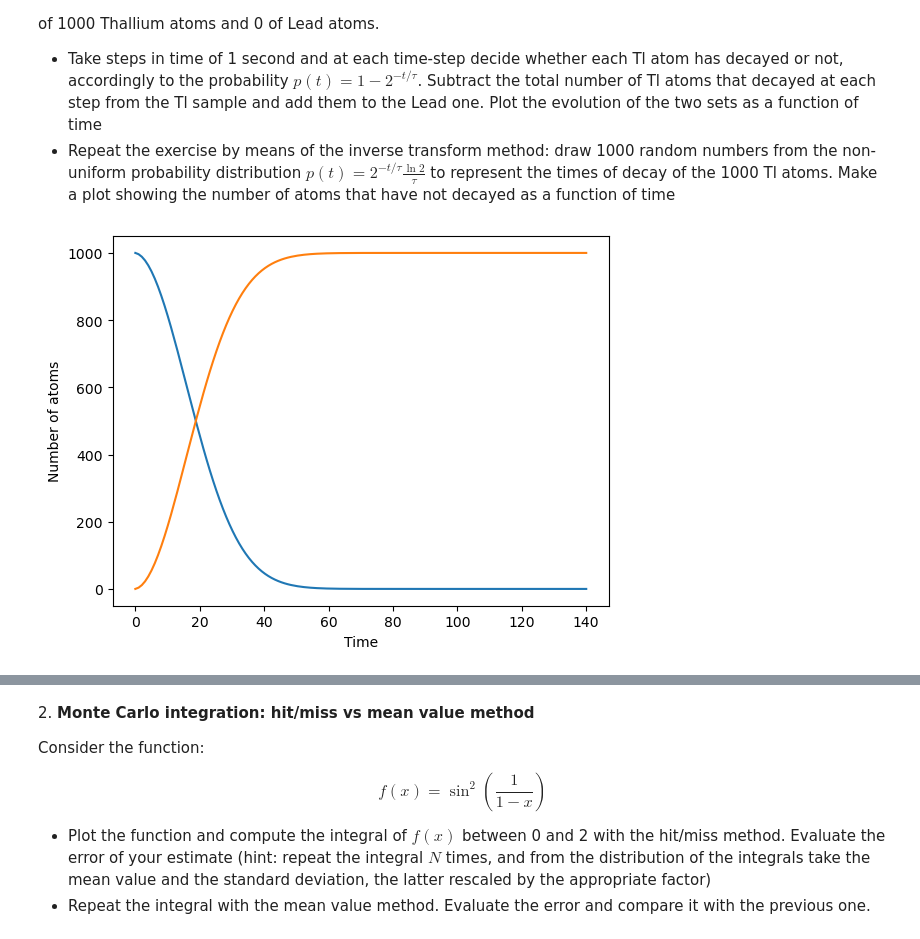
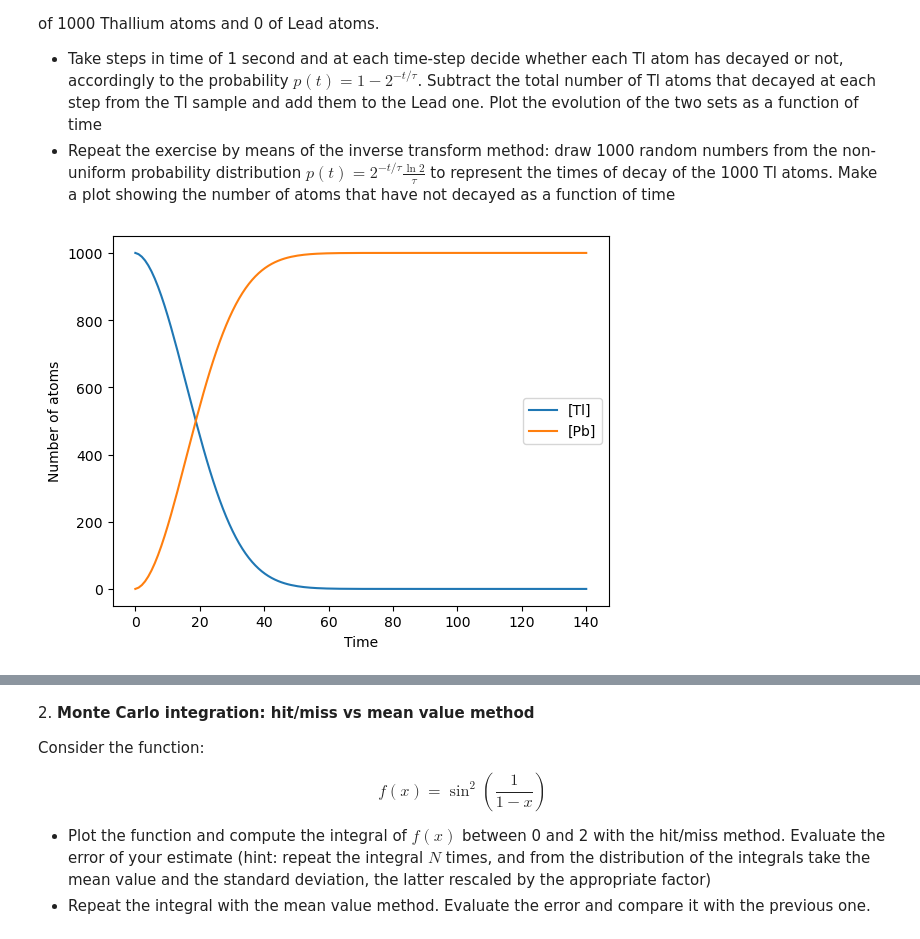
Before and after one commit to anais2412/ScientificComputingWithPython2022, a Jupyter notebook: 11ex_montecarlo.ipynb, the cells around one changed output, grey strips where cells are left out. Drawn from its saved outputs; the diff is of its cells as text; code cells hidden in the pictures.

```diff
--- a/11ex_montecarlo.ipynb
+++ b/11ex_montecarlo.ipynb
@@ -9,35 +9,36 @@ ${\rm Tl}^{208}$ decays to ${\rm Pb}^{208}$ with a half-life $\tau$ of 3.052 min
 import numpy as np
 import pandas as pd
 from scipy import stats
 
 import matplotlib.pyplot as plt
 import seaborn as sns
 #%matplotlib inline
 #%precision 4
 
 T = 3.052*60
 N = 1000
 def p(t):
     return 1 - 2**(-t/T)
 
 # List of number of atoms
 Tlpoints = [1000]
 Pbpoints = [0]
 #At each time-step decide whether each Tl atom has decayed or no
 
 t = 1
 while Pbpoints[-1]<N:
     decay = Tlpoints[-1]*p(t)
     Tlpoints.append(Tlpoints[-1] - decay)
     Pbpoints.append(Pbpoints[-1] + decay)
-    t = t + 1
+    t += 1
 # Make the graph
 tpoints =np.linspace(0, t , t)
-plt.plot(tpoints,Tlpoints)
-plt.plot(tpoints,Pbpoints)
+plt.plot(tpoints,Tlpoints, label='[Tl]')
+plt.plot(tpoints,Pbpoints, label='[Pb]')
+plt.legend(loc = "best")
 plt.xlabel("Time")
 plt.ylabel("Number of atoms")
 plt.show()
 # %% [output]
-[figure, old version]
+[figure, new version]
 # %%
```
Also changed, not shown: parts of 6 cells of this notebook, 2 other files.
